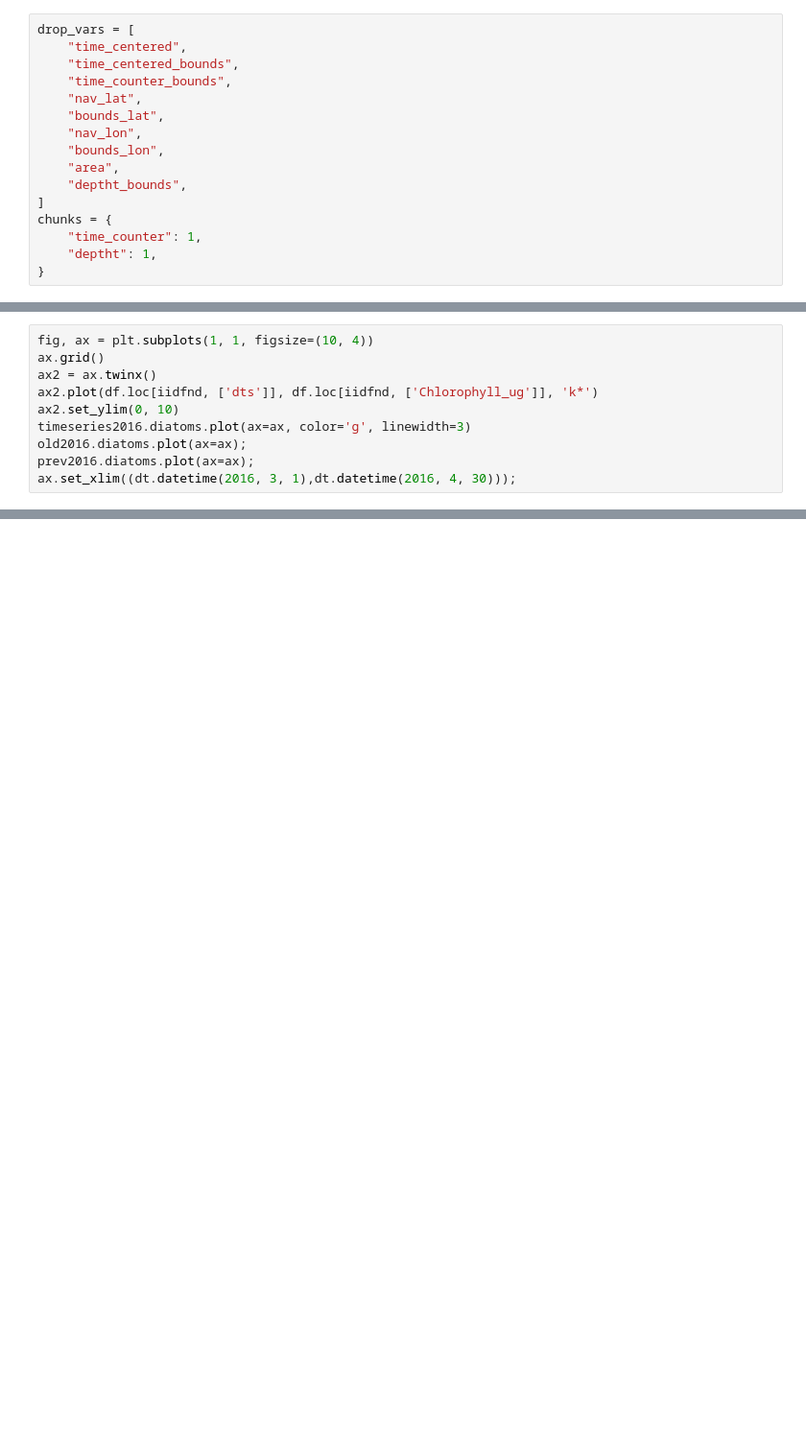
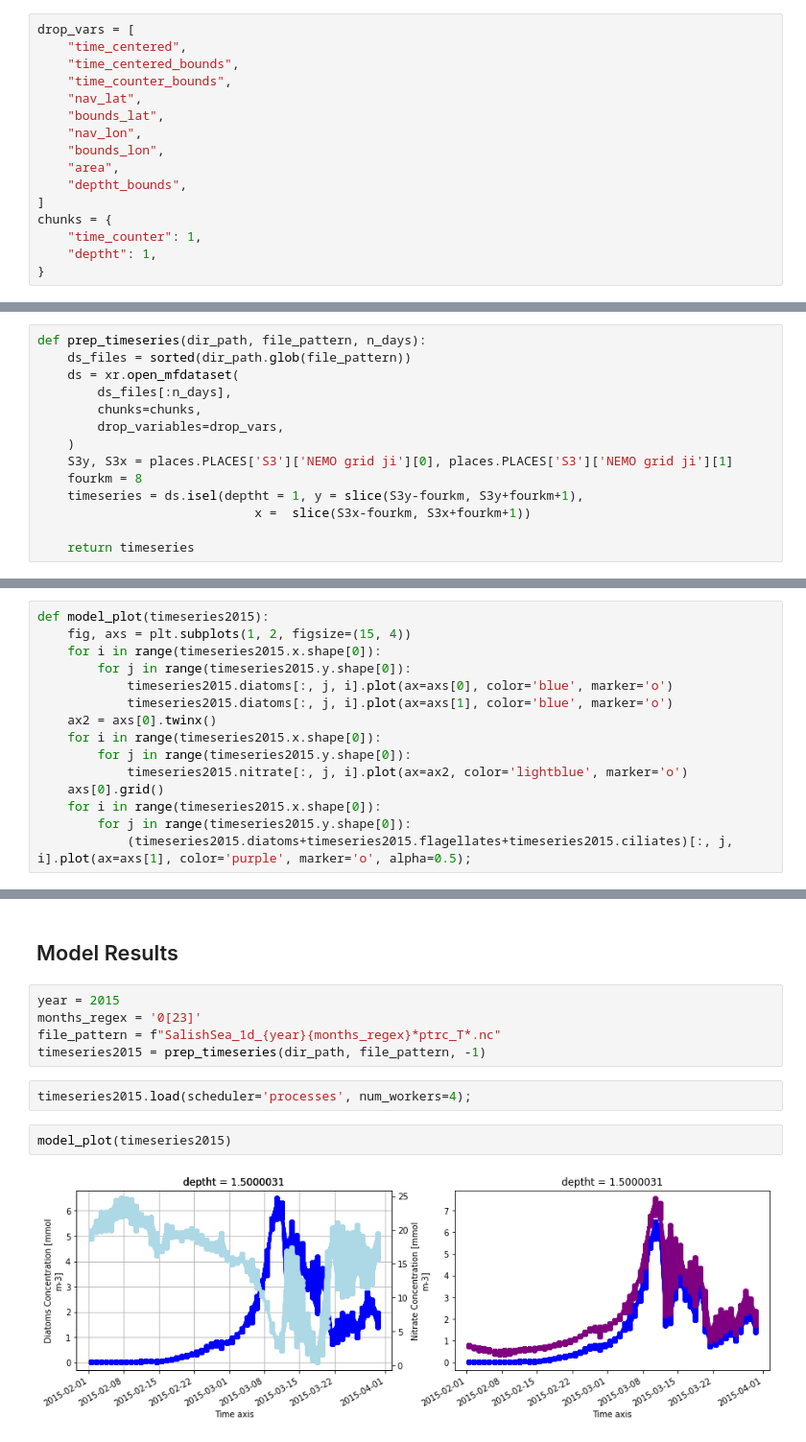
Before and after one commit to SalishSeaCast/analysis-susan, a Jupyter notebook: notebooks/Tuning/Bloom_Timing_202007D-lowR.ipynb, the cells around one changed output, grey strips where cells are left out. Shown at 96% size. Cells and saved outputs as stored; diff of their text form; blank space fills up the shorter version.

```diff
--- a/notebooks/Tuning/Bloom_Timing_202007D-lowR.ipynb
+++ b/notebooks/Tuning/Bloom_Timing_202007D-lowR.ipynb
@@ -305,10 +37,0 @@ Data variables:
-# %%
-fig, ax = plt.subplots(1, 1, figsize=(10, 4))
-ax.grid()
-ax2 = ax.twinx()
-ax2.plot(df.loc[iidfnd, ['dts']], df.loc[iidfnd, ['Chlorophyll_ug']], 'k*')
-ax2.set_ylim(0, 10)
-timeseries2016.diatoms.plot(ax=ax, color='g', linewidth=3)
-old2016.diatoms.plot(ax=ax);
-prev2016.diatoms.plot(ax=ax);
-ax.set_xlim((dt.datetime(2016, 3, 1),dt.datetime(2016, 4, 30)));
@@ -318,0 +38,14 @@ ax.set_xlim((dt.datetime(2016, 3, 1),dt.datetime(2016, 4, 30)));
+# %%
+def prep_timeseries(dir_path, file_pattern, n_days):
+    ds_files = sorted(dir_path.glob(file_pattern))
+    ds = xr.open_mfdataset(
+        ds_files[:n_days],
+        chunks=chunks,
+        drop_variables=drop_vars,
+    )
+    S3y, S3x = places.PLACES['S3']['NEMO grid ji'][0], places.PLACES['S3']['NEMO grid ji'][1]
+    fourkm = 8
+    timeseries = ds.isel(deptht = 1, y = slice(S3y-fourkm, S3y+fourkm+1),
+                             x =  slice(S3x-fourkm, S3x+fourkm+1))
+
+    return timeseries
@@ -318,0 +75,15 @@ ax.set_xlim((dt.datetime(2016, 3, 1),dt.datetime(2016, 4, 30)));
+# %%
+def model_plot(timeseries2015):
+    fig, axs = plt.subplots(1, 2, figsize=(15, 4))
+    for i in range(timeseries2015.x.shape[0]):
+        for j in range(timeseries2015.y.shape[0]):
+            timeseries2015.diatoms[:, j, i].plot(ax=axs[0], color='blue', marker='o')
+            timeseries2015.diatoms[:, j, i].plot(ax=axs[1], color='blue', marker='o')
+    ax2 = axs[0].twinx()
+    for i in range(timeseries2015.x.shape[0]):
+        for j in range(timeseries2015.y.shape[0]):
+            timeseries2015.nitrate[:, j, i].plot(ax=ax2, color='lightblue', marker='o')
+    axs[0].grid()
+    for i in range(timeseries2015.x.shape[0]):
+        for j in range(timeseries2015.y.shape[0]):
+            (timeseries2015.diatoms+timeseries2015.flagellates+timeseries2015.ciliates)[:, j, i].plot(ax=axs[1], color='purple', marker='o', alpha=0.5);
@@ -318,0 +100,13 @@ ax.set_xlim((dt.datetime(2016, 3, 1),dt.datetime(2016, 4, 30)));
+# %% [markdown]
+## Model Results
+# %%
+year = 2015
+months_regex = '0[23]'
+file_pattern = f"SalishSea_1d_{year}{months_regex}*ptrc_T*.nc"
+timeseries2015 = prep_timeseries(dir_path, file_pattern, -1)
+# %%
+timeseries2015.load(scheduler='processes', num_workers=4);
+# %%
+model_plot(timeseries2015)
+# %% [output]
+[figure, added]
```
Also changed, not shown: parts of 63 cells of this notebook, 2 other files.
